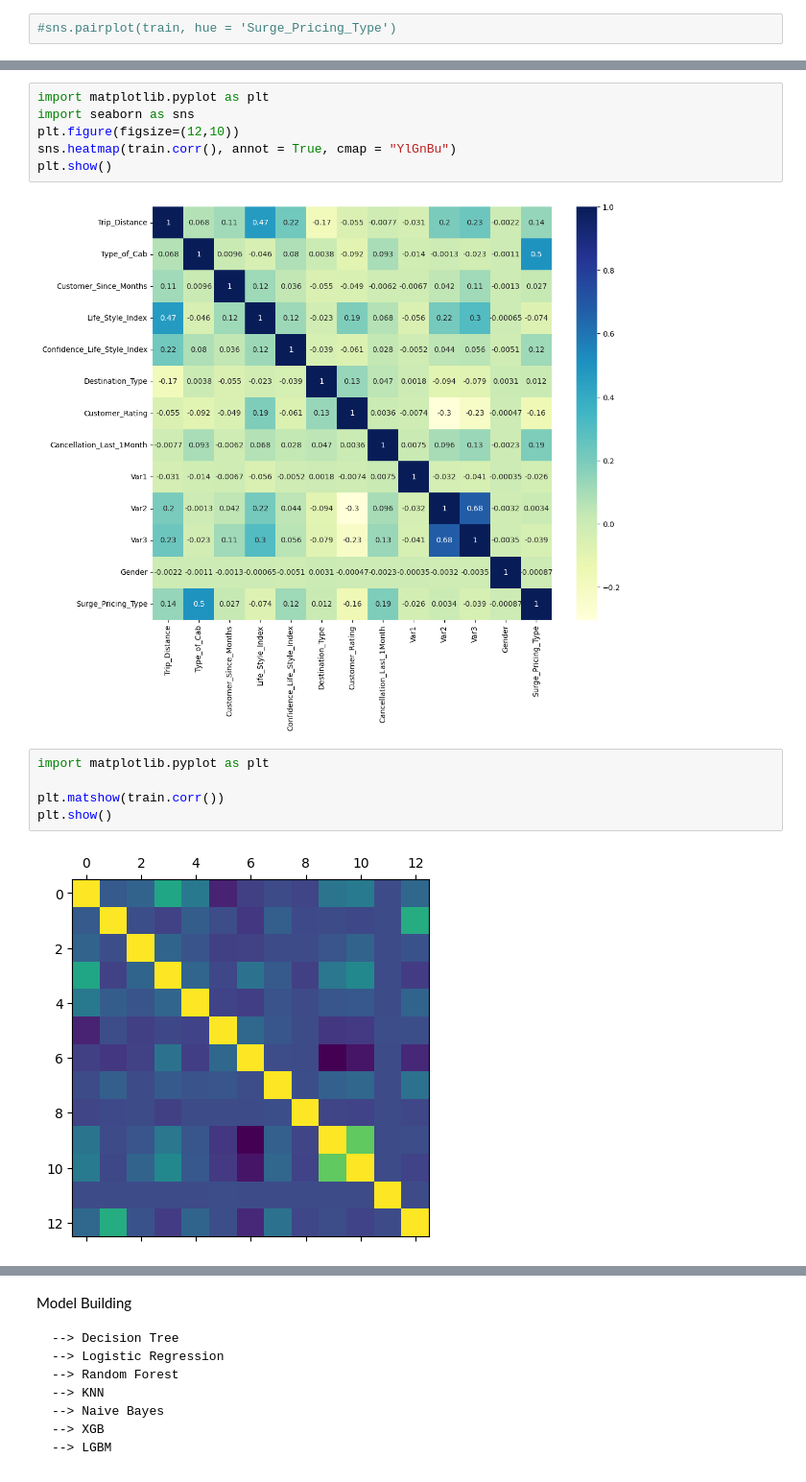
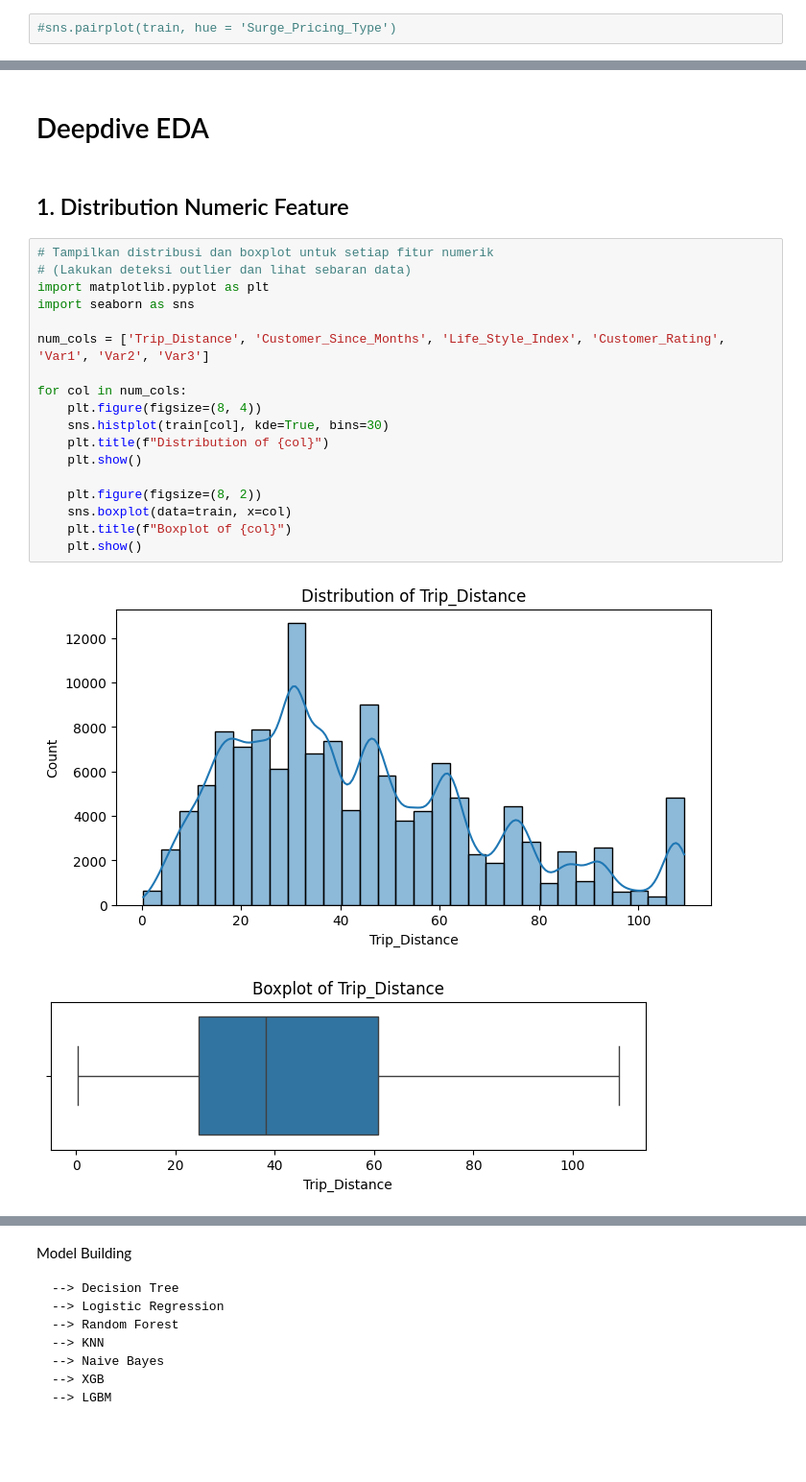
Before and after one commit to rizkywibowk/Sigma-Cabs-Pricing-Analysis, a Jupyter notebook: Working Code/SigmaCabsWorkCode.ipynb, the cells around one changed output, grey strips where cells are left out. Shown at 96% size. Saved outputs shown, nothing was run; the diff lists cells and outputs as text; blank space fills up the shorter version.

```diff
--- a/Working Code/SigmaCabsWorkCode.ipynb
+++ b/Working Code/SigmaCabsWorkCode.ipynb
@@ -259,15 +261,25 @@ array([[<Axes: title={'center': 'Trip_Distance'}>,
-# %%
-import matplotlib.pyplot as plt
-import seaborn as sns
-plt.figure(figsize=(12,10))
-sns.heatmap(train.corr(), annot = True, cmap = "YlGnBu")
-plt.show()
-# %% [output]
-[figure, removed]
-# %%
-import matplotlib.pyplot as plt
-
-plt.matshow(train.corr())
-plt.show()
-# %% [output]
-[figure, removed]
+# %% [markdown]
+# Deepdive EDA
+# %% [markdown]
+## 1. Distribution Numeric Feature
+# %%
+# Tampilkan distribusi dan boxplot untuk setiap fitur numerik
+# (Lakukan deteksi outlier dan lihat sebaran data)
+import matplotlib.pyplot as plt
+import seaborn as sns
+
+num_cols = ['Trip_Distance', 'Customer_Since_Months', 'Life_Style_Index', 'Customer_Rating', 'Var1', 'Var2', 'Var3']
+
+for col in num_cols:
+    plt.figure(figsize=(8, 4))
+    sns.histplot(train[col], kde=True, bins=30)
+    plt.title(f"Distribution of {col}")
+    plt.show()
+
+    plt.figure(figsize=(8, 2))
+    sns.boxplot(data=train, x=col)
+    plt.title(f"Boxplot of {col}")
+    plt.show()
+# %% [output]
+[figure, added]
+[figure, added]
```
Also changed, not shown: parts of 134 cells of this notebook.
